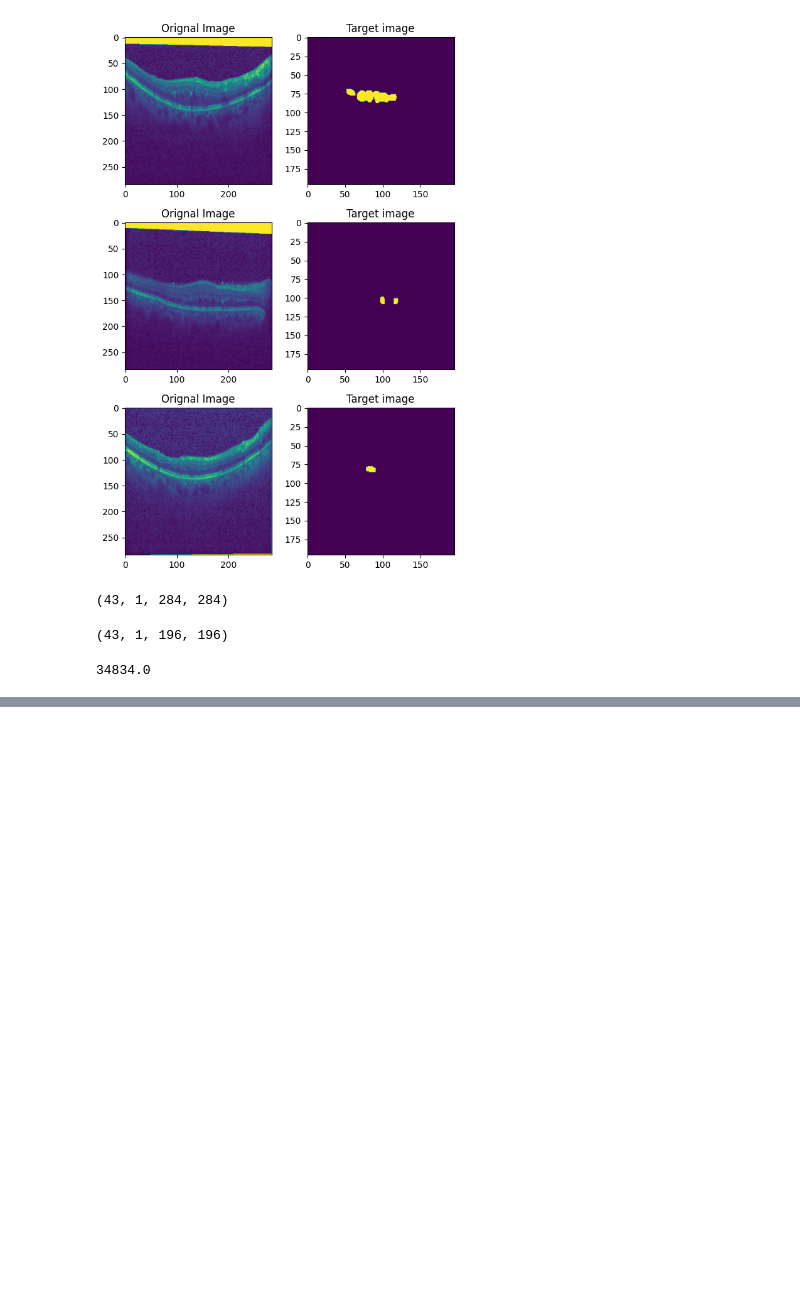
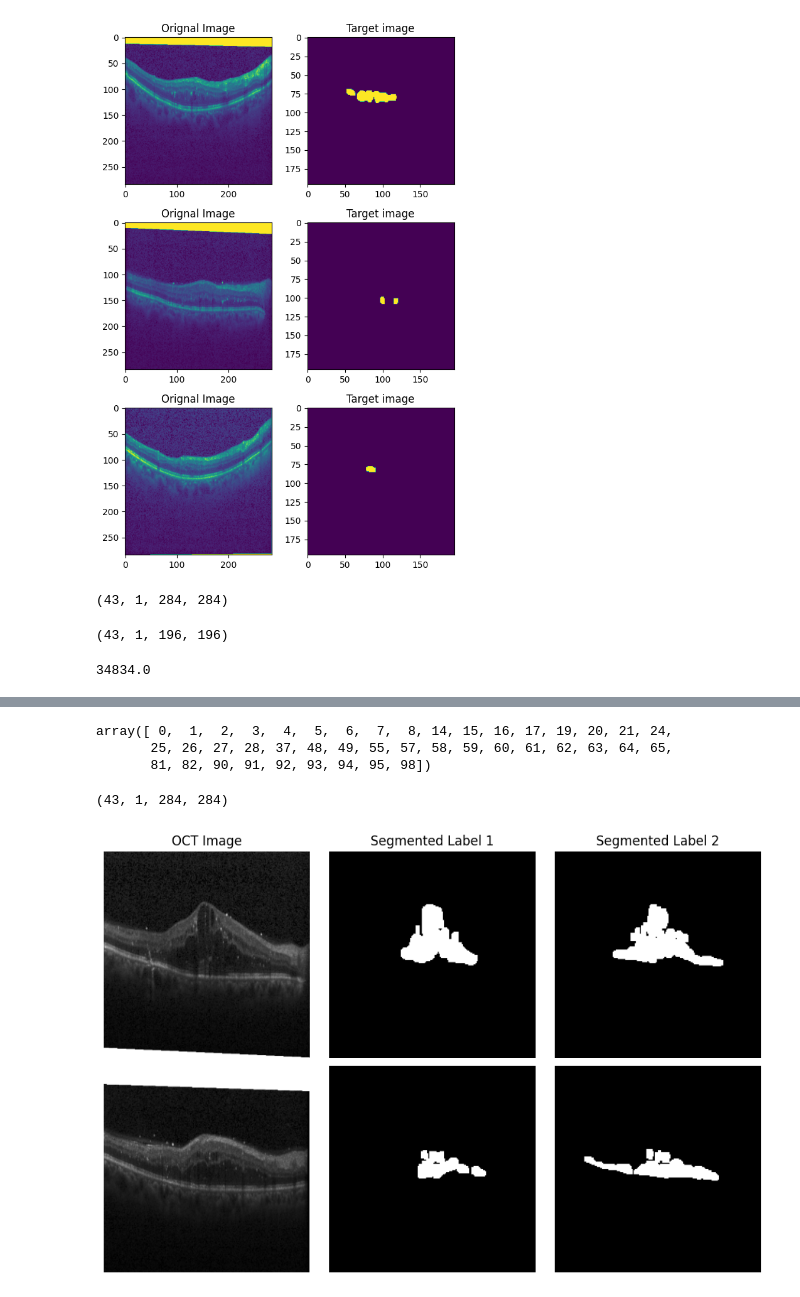
Before and after one commit to jhliu17/prob-unet, a Jupyter notebook: notebooks/unet-image-segmentation.ipynb, the cells around one changed output, grey strips where cells are left out. Saved outputs shown, nothing was run; the diff lists cells and outputs as text; code cells hidden in the pictures; blank space fills up the shorter version.

```diff
--- a/notebooks/unet-image-segmentation.ipynb
+++ b/notebooks/unet-image-segmentation.ipynb
@@ -122,3 +123,11 @@ x_val, y_val = x_val[val_mask], y_val[val_mask]
 x_train.shape, y_train.shape, x_val.shape, y_val.shape
 # %% [output]
 ((43, 1, 284, 284), (43, 1, 196, 196), (9, 1, 284, 284), (9, 1, 196, 196))
+# %%
+x_train, y_train = create_dataset(subject_path[:9], 'manualFluid2')
+x_val, y_val = create_dataset(subject_path[9:], 'manualFluid2')
+train_mask = np.sum(y_train, axis=(1, 2, 3)) != 0
+val_mask = np.sum(y_val, axis=(1, 2, 3)) != 0
+
+x_train, y_train = x_train[train_mask], y_train[train_mask]
+x_val, y_val = x_val[val_mask], y_val[val_mask]
@@ -469,0 +487,3 @@ manual_1['y_train'].sum()
+# %%
+manual_1 = np.load('/srv/disk00/junhal11/oct_understanding/data/2015_boe_chiu/2015_BOE_Chiu/manual_1.npz')
+manual_2 = np.load('/srv/disk00/junhal11/oct_understanding/data/2015_boe_chiu/2015_BOE_Chiu/manual_2.npz')
@@ -469,0 +492,45 @@ manual_1['y_train'].sum()
+# %%
+arang_index
+# %% [output]
+array([ 0,  1,  2,  3,  4,  5,  6,  7,  8, 14, 15, 16, 17, 19, 20, 21, 24,
+       25, 26, 27, 28, 37, 48, 49, 55, 57, 58, 59, 60, 61, 62, 63, 64, 65,
+       81, 82, 90, 91, 92, 93, 94, 95, 98])
+# %%
+manual_1['x_train'].shape
+# %% [output]
+(43, 1, 284, 284)
+# %%
+def plot_sample_examples(datax, datay1, datay2):
+    sample_num = len(datax)
+    image_num = 3
+    fig, ax = plt.subplots(nrows=sample_num, ncols=image_num, figsize=(3 * image_num, 3 * sample_num))
+
+    if sample_num == 1:
+        ax = [ax]
+    for i in range(sample_num):
+        ax[i][0].imshow(np.transpose(datax[i], (1, 2, 0))[:, :, 0], cmap='gray')
+        ax[i][1].imshow(np.transpose(datay1[i], (1, 2, 0))[:, :, 0], cmap='gray')
+        ax[i][2].imshow(np.transpose(datay2[i], (1, 2, 0))[:, :, 0], cmap='gray')
+
+        # ax[i][0].set(f'Sample {i + 1}')
+        if i == 0:
+            ax[i][0].set_title("OCT Image")
+            ax[i][1].set_title("Segmented Label 1")
+            ax[i][2].set_title("Segmented Label 2")
+
+        for a in ax[i]:
+            a.set_axis_off()
+            a.patch.set_edgecolor('black')
+            a.patch.set_linewidth('1')
+    return fig, ax
+# %%
+index_1, index_2 = 4, 2
+fig, _ = plot_sample_examples(
+    [manual_1['x_train'][index_1], manual_1['x_train'][index_2]],
+    [manual_1['y_train'][index_1], manual_1['y_train'][index_2]],
+    [manual_2['y_train'][index_1], manual_2['y_train'][index_2]]
+)
+fig.tight_layout()
+fig.savefig('uncertainty.pdf')
+# %% [output]
+[figure, added]
```
Also changed, not shown: parts of 8 cells of this notebook, 2 other files.
